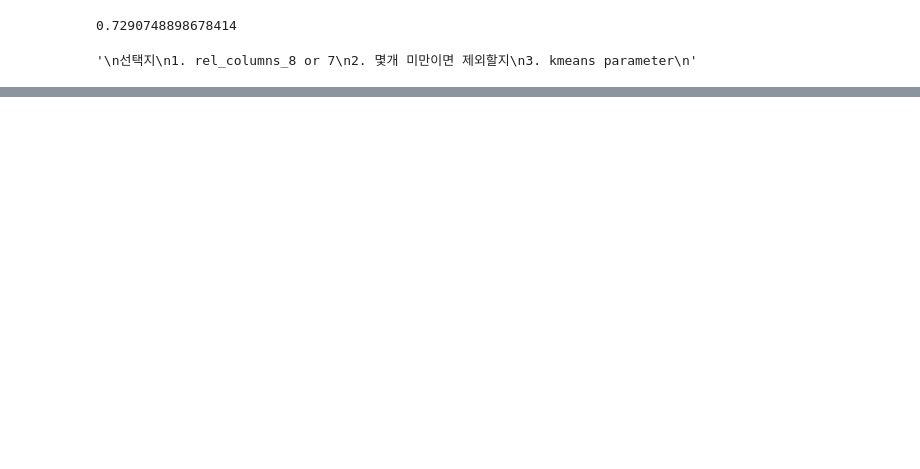
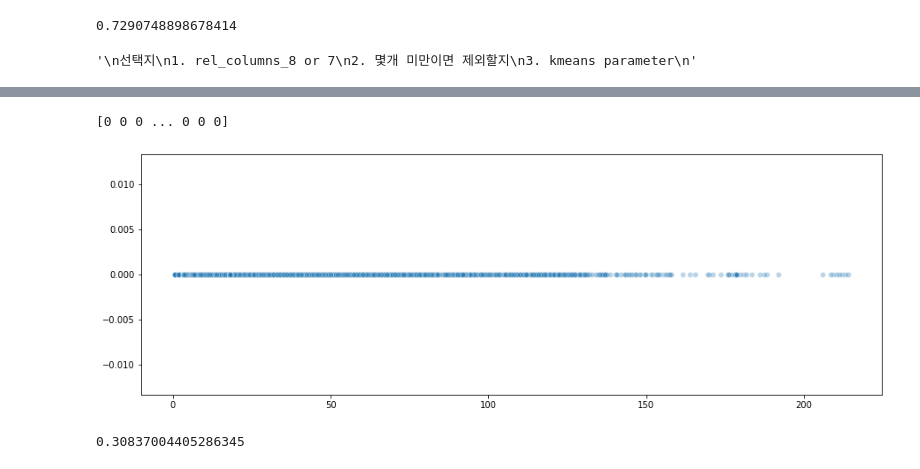
Before and after one commit to soyoungpark9187/ML_termProject, a Jupyter notebook: input/kmeans.ipynb, the cells around one changed output, grey strips where cells are left out. Saved outputs shown, nothing was run; the diff lists cells and outputs as text; code cells hidden in the pictures; blank space fills up the shorter version.

```diff
--- a/input/kmeans.ipynb
+++ b/input/kmeans.ipynb
@@ -332,0 +359,6 @@ runGMM(df, 3)
+# %%
+runDBSCAN(df,50,10,'euclidean')
+# %% [output]
+[0 0 0 ... 0 0 0]
+[figure, added]
+0.30837004405286345
```
Also changed, not shown: parts of 12 cells of this notebook, 1 other file.
